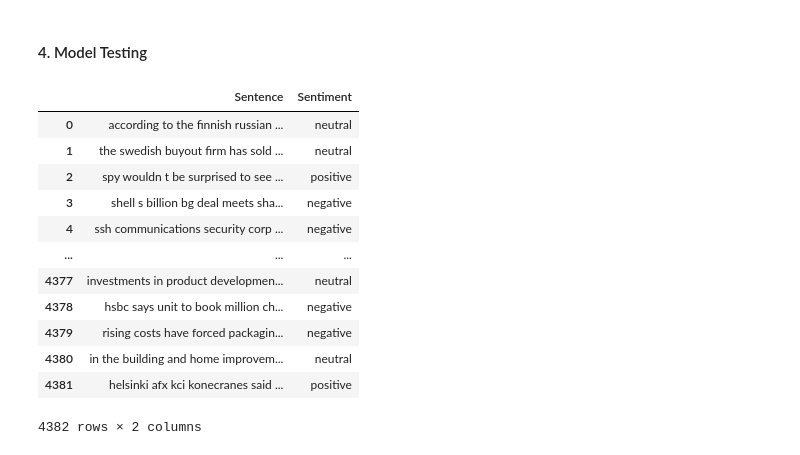
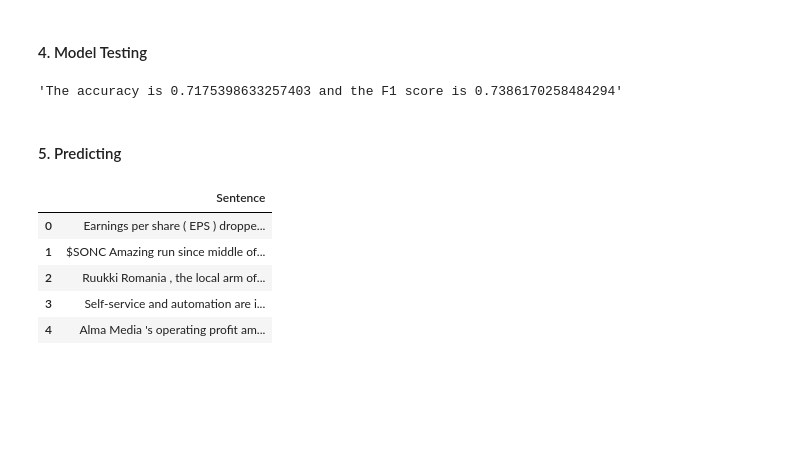
Before and after one commit to prabina-p/data-hacks-2022, a Jupyter notebook: 2-Feature_Engineering.ipynb, the cells around one changed output. Drawn from its saved outputs; the diff is of its cells as text; code cells hidden in the pictures; blank space fills up the shorter version.

```diff
--- a/2-Feature_Engineering.ipynb
+++ b/2-Feature_Engineering.ipynb
@@ -244,6 +251,12 @@ svc.score(X_test,y_test)
 #### 4. Model Testing
 # %%
 from sklearn.metrics import f1_score
+# %%
+f1score = f1_score(svcPred, y_test, average='weighted')
+acc = np.mean(svcPred==y_test)
+"The accuracy is {0} and the F1 score is {1}".format(acc, f1score)
+# %% [output]
+'The accuracy is 0.7175398633257403 and the F1 score is 0.7386170258484294'
 # %%
 # f1score = f1_score(LRpred, y_test, average='weighted')
 # acc = np.mean(LRpred==y_test)
@@ -255,16 +264,12 @@ from sklearn.metrics import f1_score
-# %%
-data
-# %% [output]
-|  | Sentence | Sentiment |
-| 0 | according to the finnish russian ... | neutral |
-| 1 | the swedish buyout firm has sold ... | neutral |
-| 2 | spy wouldn t be surprised to see ... | positive |
-| 3 | shell s billion bg deal meets sha... | negative |
-| 4 | ssh communications security corp ... | negative |
-| ... | ... | ... |
-| 4377 | investments in product developmen... | neutral |
-| 4378 | hsbc says unit to book million ch... | negative |
-| 4379 | rising costs have forced packagin... | negative |
-| 4380 | in the building and home improvem... | neutral |
-| 4381 | helsinki afx kci konecranes said ... | positive |
-4382 rows × 2 columns
+# %% [markdown]
+#### 5. Predicting
+# %%
+test_df = pd.read_csv("data/testset.csv")
+test_df.head()
+# %% [output]
+|  | Sentence |
+| 0 | Earnings per share ( EPS ) droppe... |
+| 1 | $SONC Amazing run since middle of... |
+| 2 | Ruukki Romania , the local arm of... |
+| 3 | Self-service and automation are i... |
+| 4 | Alma Media 's operating profit am... |
```
Also changed, not shown: parts of 17 cells of this notebook.
